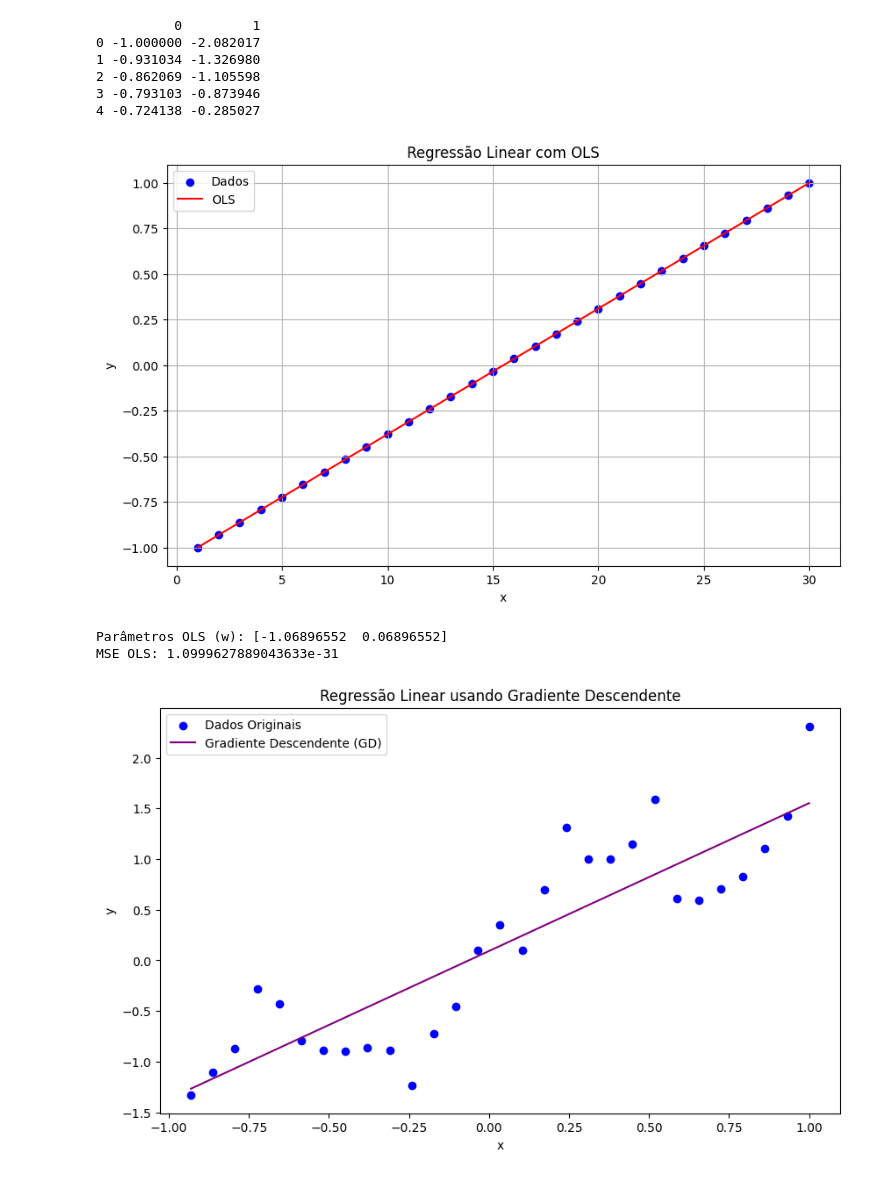
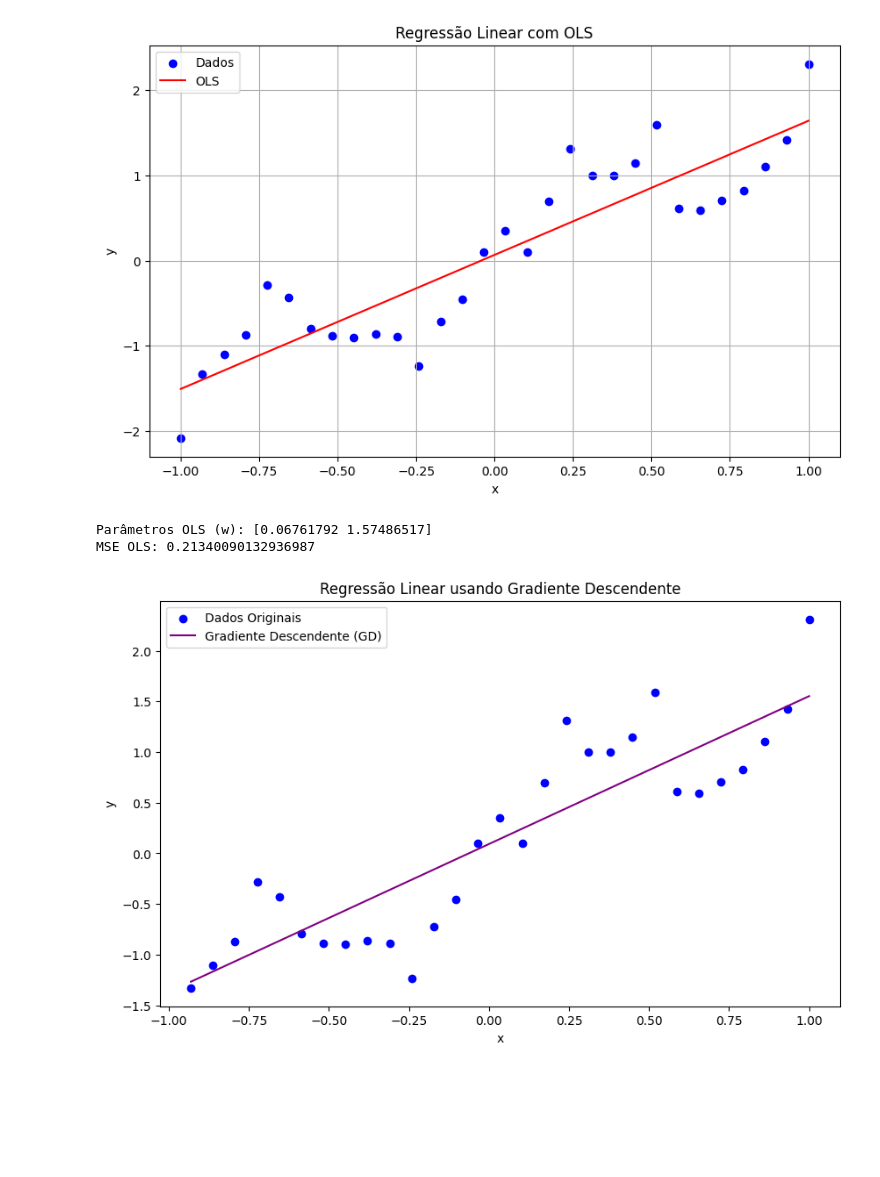
Before and after one commit to AnaKesia/CookieCutter, a Jupyter notebook: notebooks/notebook.ipynb, the cells around one changed output. Cells and saved outputs as stored; diff of their text form; code cells hidden in the pictures; blank space fills up the shorter version.

```diff
--- a/notebooks/notebook.ipynb
+++ b/notebooks/notebook.ipynb
@@ -1,64 +1,44 @@
-# %%
-import pandas as pd
-import numpy as np
-
-# Carregar os dados sem cabeçalho
-data = pd.read_csv('../data/artificial1d.csv', header=None)
-
-# Verificar os dados
-print(data.head())
-
-# Gerar x como uma sequência de 1 até o número de linhas
-x = np.arange(1, len(data) + 1)
-y = data[0].values  # Usar a primeira coluna como y
-# %% [output]
-          0         1
-0 -1.000000 -2.082017
-1 -0.931034 -1.326980
-2 -0.862069 -1.105598
-3 -0.793103 -0.873946
-4 -0.724138 -0.285027
 # %%
 # Regressão Linear com OLS
 import numpy as np
 import pandas as pd
 import matplotlib.pyplot as plt
 
-# Carregar os dados
+# Carregar os dados corretamente com x e y nas colunas
 data = pd.read_csv('../data/artificial1d.csv', header=None)
-x = np.arange(1, len(data) + 1)  # Criar uma sequência de 1 a N para o eixo x
-y = data[0].values               # Usar a coluna 0 como o eixo y
+x = data[0].values  # Primeira coluna para x
+y = data[1].values  # Segunda coluna para y
 
-# Adiciona um termo de bias (intercepto)
+# Adicionar termo de bias (intercepto)
 X = np.vstack([np.ones(len(x)), x]).T  # Matriz X com coluna de 1s para o intercepto
 
-# Calcula os parâmetros usando OLS conforme o slide: w = (X^T X)^-1 X^T y
-w = np.linalg.inv(X.T @ X) @ X.T @ y   # Parâmetros w0 e w1
+# Cálculo dos parâmetros OLS
+w = np.linalg.inv(X.T @ X) @ X.T @ y  # Parâmetros w0 e w1
 
-# Previsões com os parâmetros OLS
+# Previsões
 y_pred = X @ w
 
-# Calcular o erro quadrático médio (MSE) para avaliar o modelo
+# Calcular o erro quadrático médio (MSE)
 mse_ols = np.mean((y - y_pred) ** 2)
 
 # Plotar os resultados
 plt.figure(figsize=(10, 6))
 plt.scatter(x, y, label='Dados', color='blue')
 plt.plot(x, y_pred, label='OLS', color='red')
 plt.title('Regressão Linear com OLS')
 plt.xlabel('x')
 plt.ylabel('y')
 plt.legend()
 plt.grid()
 plt.show()
 
 # Exibir os parâmetros e o MSE
 print(f'Parâmetros OLS (w): {w}')
 print(f'MSE OLS: {mse_ols}')
 # %% [output]
-[figure, old version]
+[figure, new version]
-Parâmetros OLS (w): [-1.06896552  0.06896552]
-MSE OLS: 1.0999627889043633e-31
+Parâmetros OLS (w): [0.06761792 1.57486517]
+MSE OLS: 0.21340090132936987
 # %%
 import numpy as np
 import pandas as pd
```
